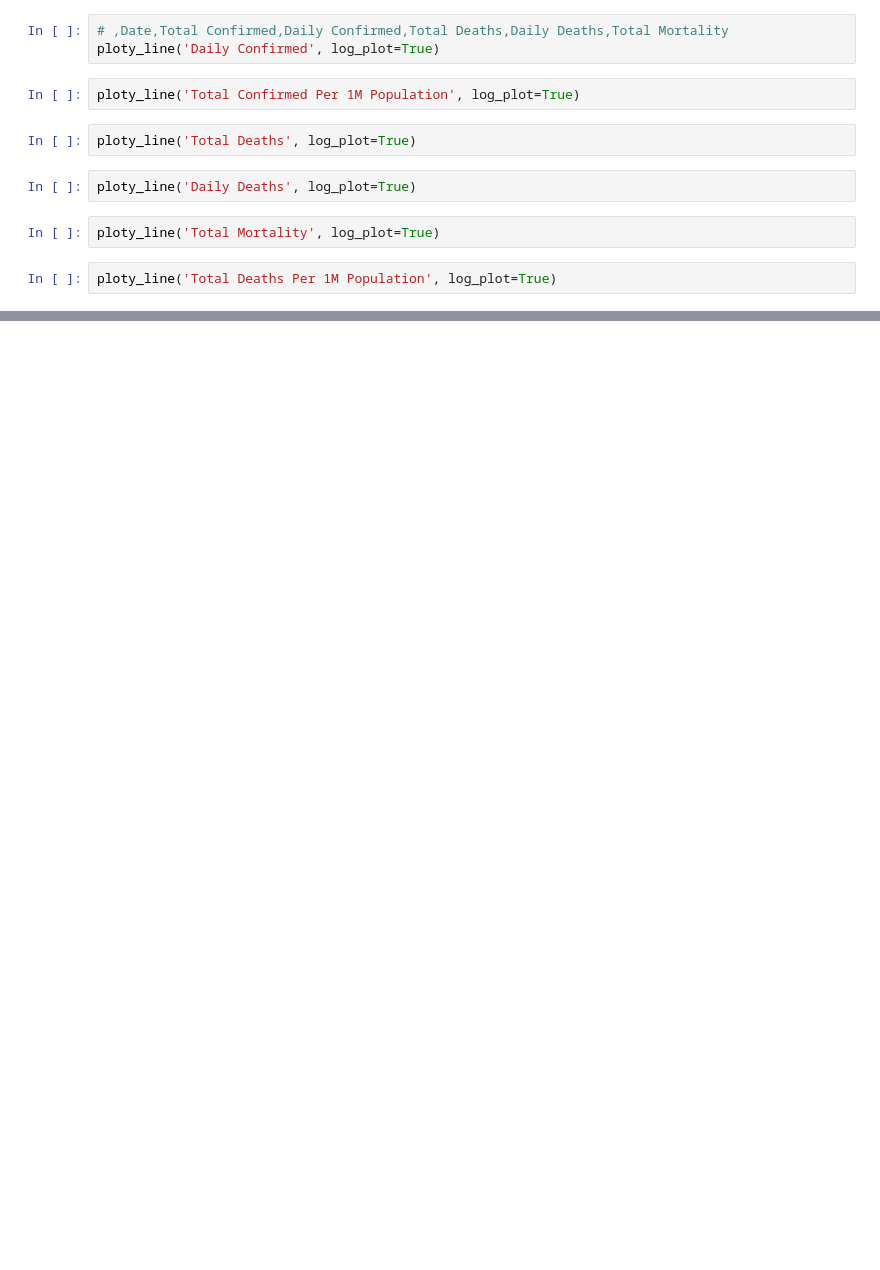
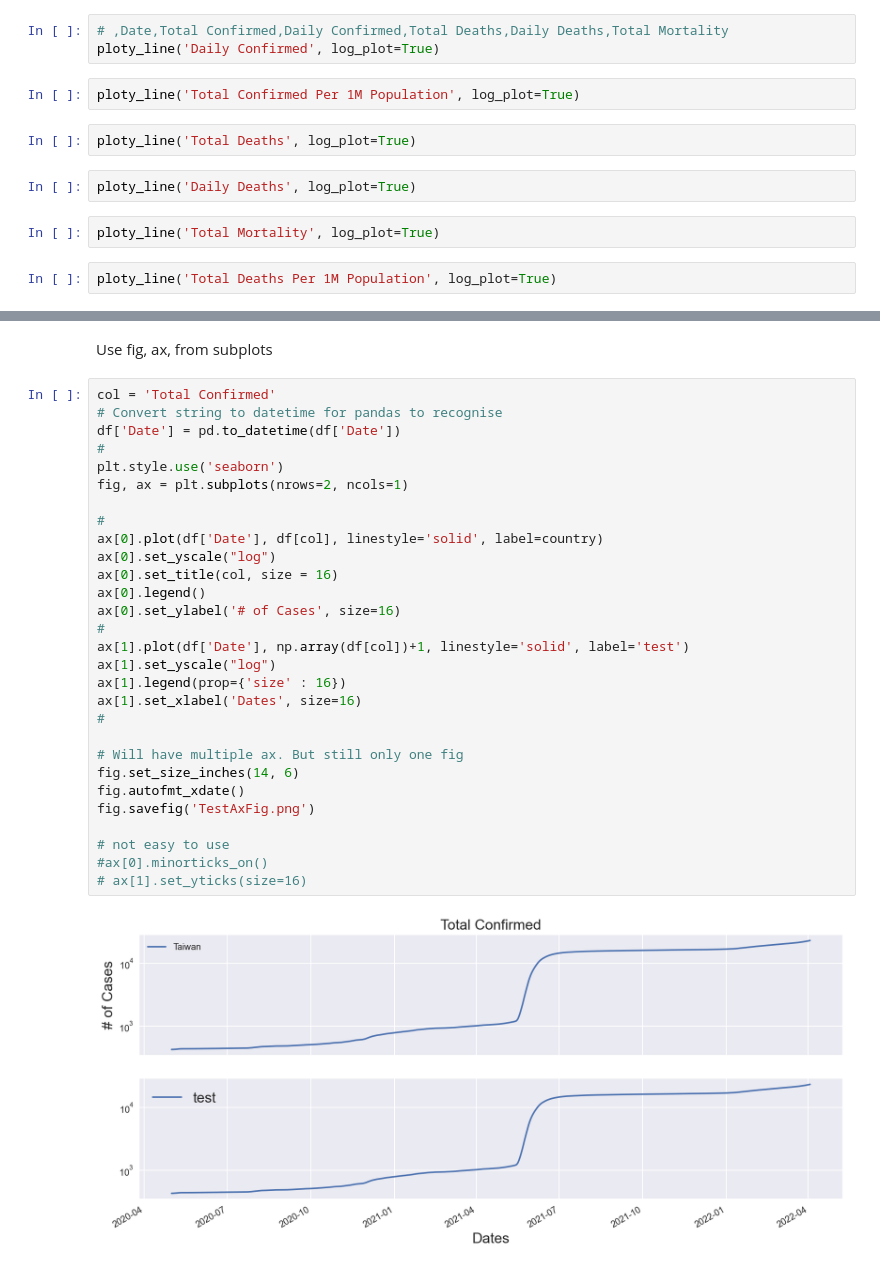
Before and after one commit to zzc01/MachineLearning, a Jupyter notebook: Covid19/Covid19Visualization.ipynb, the cells around one changed output, grey strips where cells are left out. Drawn from its saved outputs; the diff is of its cells as text; blank space fills up the shorter version.

```diff
--- a/Covid19/Covid19Visualization.ipynb
+++ b/Covid19/Covid19Visualization.ipynb
@@ -233,0 +318,33 @@ ploty_line('Total Deaths Per 1M Population', log_plot=True)
+# %% [markdown]
+Use fig, ax, from subplots
+# %%
+col = 'Total Confirmed'
+# Convert string to datetime for pandas to recognise
+df['Date'] = pd.to_datetime(df['Date'])
+#
+plt.style.use('seaborn')
+fig, ax = plt.subplots(nrows=2, ncols=1)
+
+#
+ax[0].plot(df['Date'], df[col], linestyle='solid', label=country)
+ax[0].set_yscale("log")
+ax[0].set_title(col, size = 16)
+ax[0].legend()
+ax[0].set_ylabel('# of Cases', size=16)
+#
+ax[1].plot(df['Date'], np.array(df[col])+1, linestyle='solid', label='test')
+ax[1].set_yscale("log")
+ax[1].legend(prop={'size' : 16})
+ax[1].set_xlabel('Dates', size=16)
+#
+
+# Will have multiple ax. But still only one fig
+fig.set_size_inches(14, 6)
+fig.autofmt_xdate()
+fig.savefig('TestAxFig.png')
+
+# not easy to use
+#ax[0].minorticks_on()
+# ax[1].set_yticks(size=16)
+# %% [output]
+[figure, added]
```
Also changed, not shown: parts of 13 cells of this notebook.
